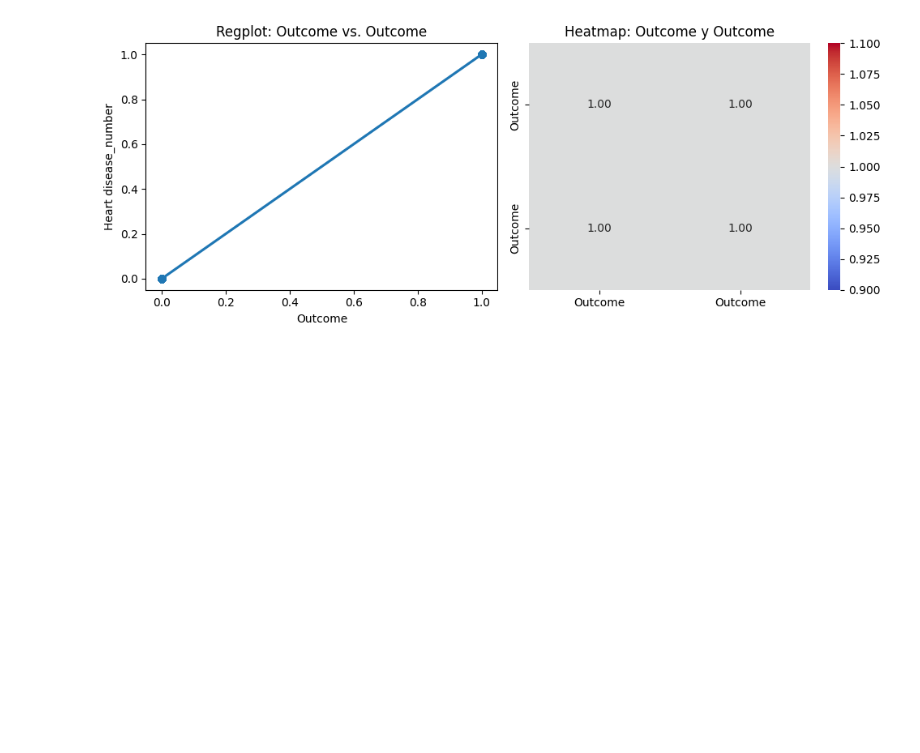
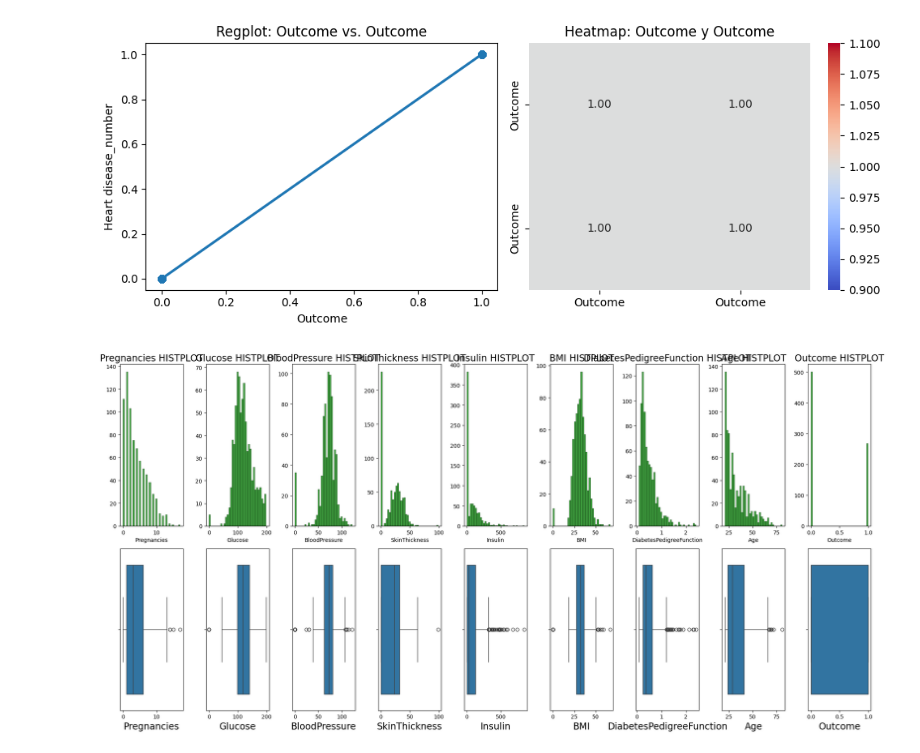
Before and after one commit to 4GeeksAcademy/Kurganova_TREE, a Jupyter notebook: src/explore.ipynb, the cells around one changed output. Cells and saved outputs as stored; diff of their text form; code cells hidden in the pictures; blank space fills up the shorter version.

```diff
--- a/src/explore.ipynb
+++ b/src/explore.ipynb
@@ -194,3 +194,23 @@ for column in dataset.columns:
 [figure]
 [figure]
 [figure]
+# %%
+fig, axis = plt.subplots(2, 9, figsize=(20, 10))
+columns = ['Pregnancies','Glucose', 'BloodPressure', 'SkinThickness', 'Insulin', 'BMI', 'DiabetesPedigreeFunction','Age','Outcome']
+
+for i, column in enumerate(columns):
+    row = i // 9
+    col = i % 9
+
+    # Histograma
+    sns.histplot(ax=axis[row, col], data=dataset, x=column, bins=35, color='green' ).set(ylabel=None)
+    axis[row, col].set_title(f'{column} HISTPLOT', fontdict={'fontsize': 17})  # Ajustar tamaño de fuente del título
+
+    # Diagrama de caja
+    sns.boxplot(ax=axis[row + 1, col], data=dataset, x=column)
+    axis[row + 1, col].set_xlabel(column, fontsize=17)  # Establecer tamaño de fuente del eje x
+
+plt.tight_layout()
+plt.show()
+# %% [output]
+[figure, added]
```
